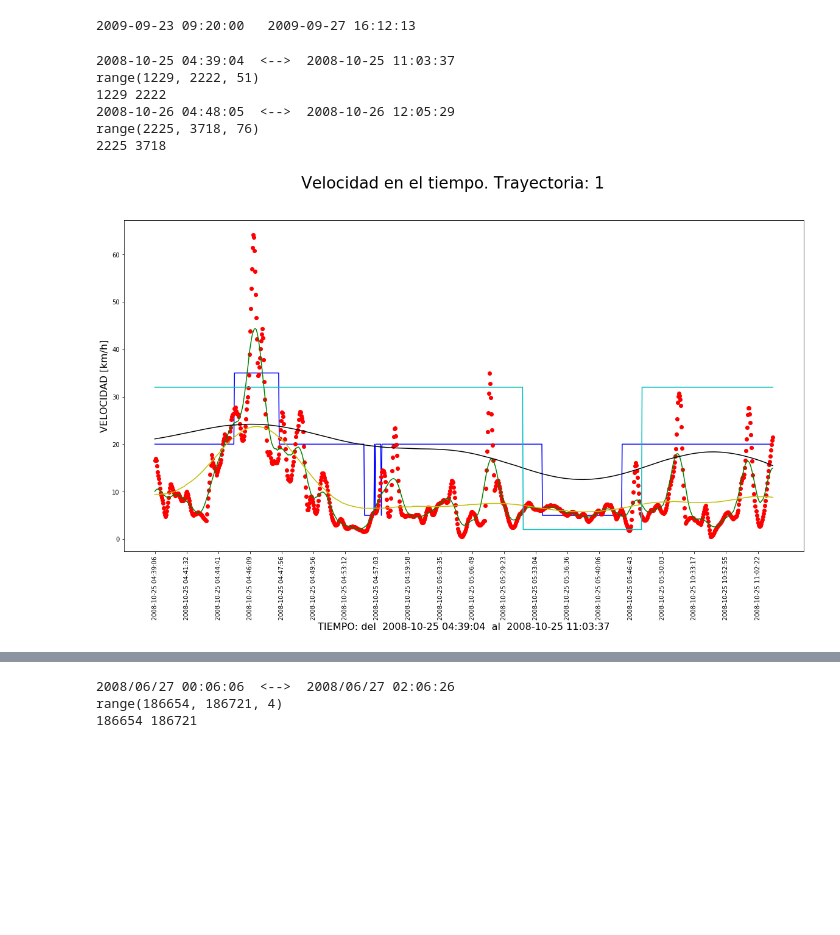
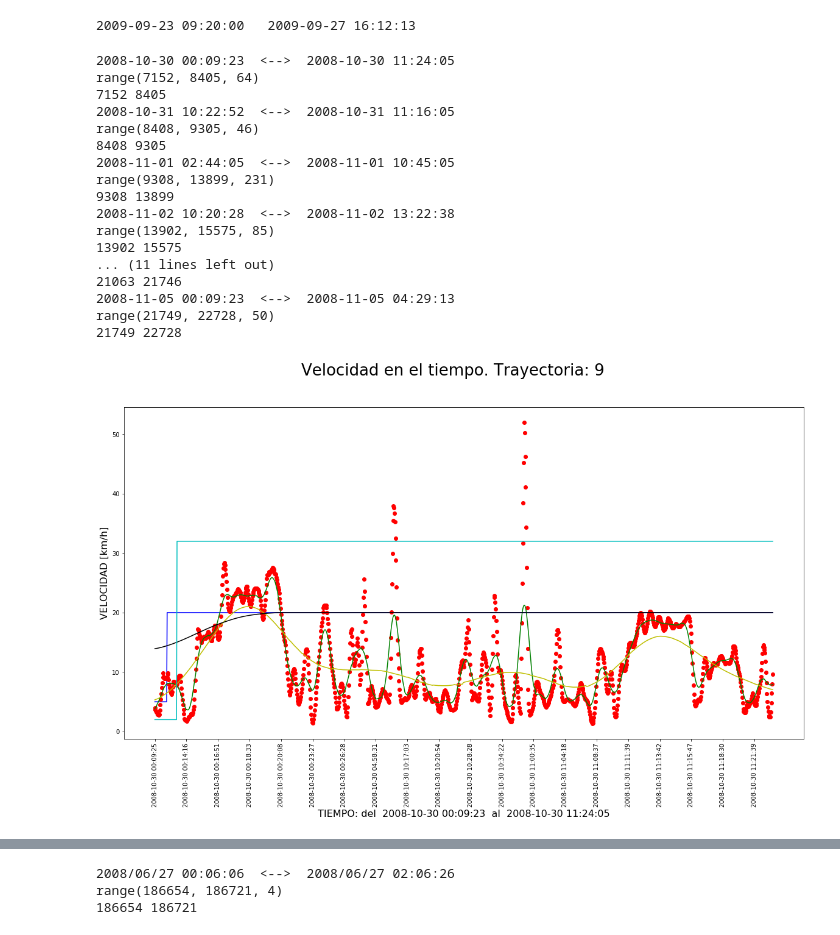
Before and after one commit to FacundoRo/GeoLife, a Jupyter notebook: GeolifePrj_02_extrafeatures.ipynb, the cells around one changed output, grey strips where cells are left out. Saved outputs shown, nothing was run; the diff lists cells and outputs as text; code cells hidden in the pictures; blank space fills up the shorter version.

```diff
--- a/GeolifePrj_02_extrafeatures.ipynb
+++ b/GeolifePrj_02_extrafeatures.ipynb
@@ -316,16 +318,27 @@ print(df.loc[0,'time']," ",df.loc[len(df)-1,'time'])
 2009-09-23 09:20:00   2009-09-27 16:12:13
 # %%
 
-for trayectoria,rangodt in [ (idx, x) for idx,x in enumerate(zip(start_ix,end_ix)) if (idx>0 and idx<3)] : #if idx<24
+for trayectoria,rangodt in [ (idx, x) for idx,x in enumerate(zip(start_ix,end_ix)) if (idx>8 and idx<18)] : #if idx<24
     s_str=df.loc[rangodt[0],'time']
     e_str=df.loc[rangodt[1],'time']
     print(s_str," <--> ",e_str)
     plot_evolucion_vel(df,s_str,e_str, vel='velprep2' , tit=f"Velocidad en el tiempo. Trayectoria: {trayectoria}")
 # %% [output]
-2008-10-25 04:39:04  <-->  2008-10-25 11:03:37
-range(1229, 2222, 51)
-1229 2222
-2008-10-26 04:48:05  <-->  2008-10-26 12:05:29
-range(2225, 3718, 76)
-2225 3718
+2008-10-30 00:09:23  <-->  2008-10-30 11:24:05
+range(7152, 8405, 64)
+7152 8405
+2008-10-31 10:22:52  <-->  2008-10-31 11:16:05
+range(8408, 9305, 46)
+8408 9305
+2008-11-01 02:44:05  <-->  2008-11-01 10:45:05
+range(9308, 13899, 231)
+9308 13899
+2008-11-02 10:20:28  <-->  2008-11-02 13:22:38
+range(13902, 15575, 85)
+13902 15575
+... (11 lines left out)
+21063 21746
+2008-11-05 00:09:23  <-->  2008-11-05 04:29:13
+range(21749, 22728, 50)
+21749 22728
-[figure, old version]
+[figure, new version]
```
Also changed, not shown: parts of 33 cells of this notebook, 3 other files.
